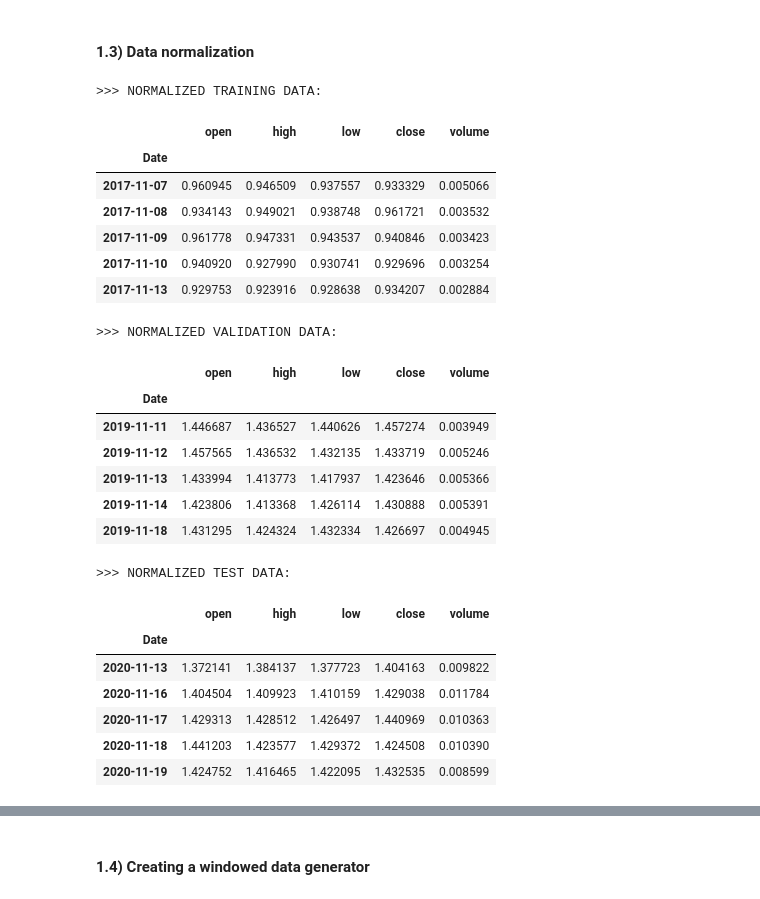
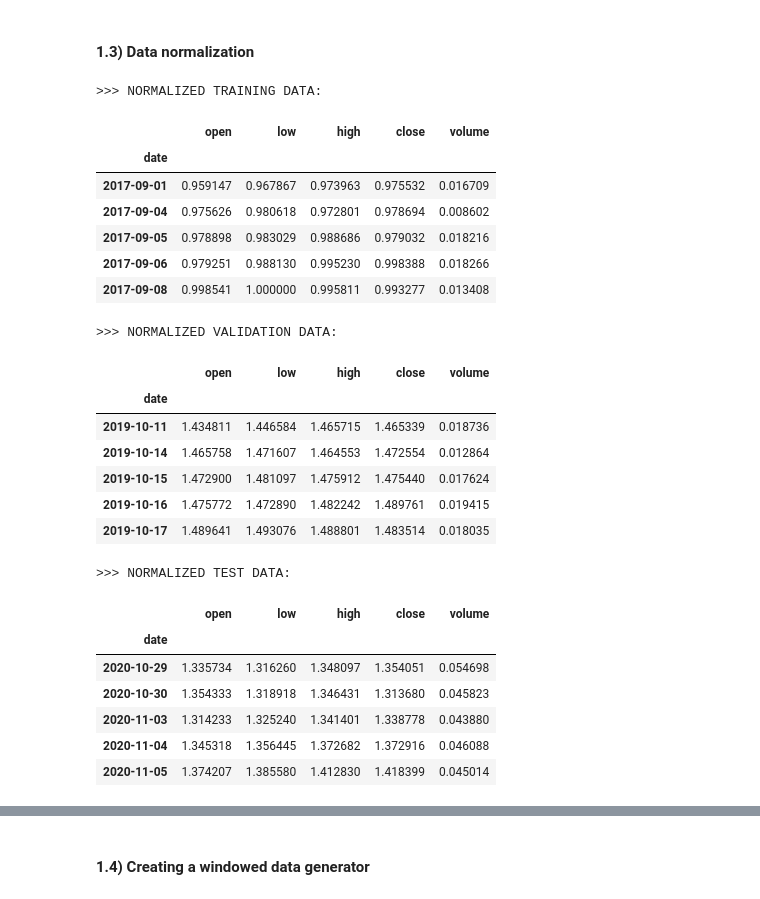
Before and after one commit to Talendar/stocks_prices_prediction, a Jupyter notebook: stocks_prediction.ipynb, the cells around one changed output, grey strips where cells are left out. Saved outputs shown, nothing was run; the diff lists cells and outputs as text; code cells hidden in the pictures.

```diff
--- a/stocks_prediction.ipynb
+++ b/stocks_prediction.ipynb
@@ -21,10 +23,10 @@ import investpy
 # %%
-NUM_SESSIONS = 10  # number of previous trading sessions the model will analyse in order to make a prediction
-NORMALIZE_LABELS = False
+NUM_SESSIONS = 20  # number of previous trading sessions the model will analyse in order to make a prediction
+NORMALIZE_LABELS = True
 
 TRAIN_PC, VAL_PC, TEST_PC = 0.85, 0.1, 0.05
 assert (TRAIN_PC + VAL_PC + TEST_PC) == 1
 
 LABELS_NAMES = [    # values that the model will try to predict
-    "close",
+    "open", "low", "high",
 ]
@@ -94,26 +132,36 @@ def eval(model, dataset, denorm_labels, title, plot_samples=30):
 # %% [markdown]
 #### **1.1) Retrieving**
 # %%
-data = investpy.get_index_historical_data(index='Bovespa',
+"""data = investpy.get_index_historical_data(index='IBOVESPA',
                                           country='Brazil',
-                                          from_date='01/01/2000',
+                                          from_date='01/01/1990',
                                           to_date='03/12/2020')
 
 data.drop("Currency", axis=1, inplace=True)
-data.columns = data.columns.str.lower()
+data.columns = data.columns.str.lower()"""
 
-print("   [TIME INTERVAL] from %s to %s" % (data.index[0], data.index[1]))
+
+data = Ticker("^BVSP").history(start="2000-01-01",
+                               #end="2020-12-04",
+                               interval="1d")
+
+data.drop("adjclose", axis=1, inplace=True)
+data.reset_index("symbol", inplace=True, drop=True)
+
+print("   [TIME INTERVAL] from %s to %s" % (data.index[0], data.index[-1]))
 print("[TRADING SESSIONS] %d\n" % len(data))
 
 print(">>> DATA:")
-display(data.tail())
+display(data)
 
 print("\n\n>>> STATS:")
 display(data.describe())
 
 print("\n\n")
 ax = data["close"].plot(figsize=(10,7), color="green")
-ax.set_title("Evolution of the closing prices\n", fontsize=22);
-ax.set_ylabel("Closing prices", fontsize="15");
-ax.set_xlabel("Date", fontsize="15");
+ax.set_title("Evolution of the closing prices\n", fontsize=20, color="#ffffff");
+ax.set_ylabel("Closing prices", fontsize="15", color="#ffffff");
+ax.set_xlabel("Date", fontsize="15", color="#ffffff");
+
+Javascript("google.colab.output.setIframeHeight('500px');")
 # %% [output]
@@ -190,53 +246,55 @@ def min_max_norm(data, dmin=None, dmax=None):
     if dmax is None:
         dmax = data.max(axis=0)
 
     return (data - dmin) / (dmax - dmin), dmin, dmax
 
 
 def denormalize(data, dmin, dmax):
     return (data * (dmax - dmin)) + dmin
 
 
 norm_train_data, norm_f_min, norm_f_max = min_max_norm(train_data)
 norm_val_data = min_max_norm(val_data, norm_f_min, norm_f_max)[0]
 norm_test_data = min_max_norm(test_data, norm_f_min, norm_f_max)[0]
 
 norm_train_labels = norm_val_labels = norm_test_labels = None
 if NORMALIZE_LABELS:
     norm_train_labels, norm_l_min, norm_l_max = min_max_norm(train_labels)
     norm_val_labels = min_max_norm(val_labels, norm_l_min, norm_l_max)[0]
     norm_test_labels = min_max_norm(test_labels, norm_l_min, norm_l_max)[0]
 
 print(">>> NORMALIZED TRAINING DATA:")
 display(norm_train_data.tail())
 
 print("\n\n>>> NORMALIZED VALIDATION DATA:")
 display(norm_val_data.tail())
 
 print("\n\n>>> NORMALIZED TEST DATA:")
 display(norm_test_data.tail())
+
+Javascript("google.colab.output.setIframeHeight('300px');")
 # %% [output]
 >>> NORMALIZED TRAINING DATA:
-|  | open | high | low | close | volume |
-| Date |  |  |  |  |  |
-| 2017-11-07 | 0.960945 | 0.946509 | 0.937557 | 0.933329 | 0.005066 |
-| 2017-11-08 | 0.934143 | 0.949021 | 0.938748 | 0.961721 | 0.003532 |
-| 2017-11-09 | 0.961778 | 0.947331 | 0.943537 | 0.940846 | 0.003423 |
-| 2017-11-10 | 0.940920 | 0.927990 | 0.930741 | 0.929696 | 0.003254 |
-| 2017-11-13 | 0.929753 | 0.923916 | 0.928638 | 0.934207 | 0.002884 |
+|  | open | low | high | close | volume |
+| date |  |  |  |  |  |
+| 2017-09-01 | 0.959147 | 0.967867 | 0.973963 | 0.975532 | 0.016709 |
+| 2017-09-04 | 0.975626 | 0.980618 | 0.972801 | 0.978694 | 0.008602 |
+| 2017-09-05 | 0.978898 | 0.983029 | 0.988686 | 0.979032 | 0.018216 |
+| 2017-09-06 | 0.979251 | 0.988130 | 0.995230 | 0.998388 | 0.018266 |
+| 2017-09-08 | 0.998541 | 1.000000 | 0.995811 | 0.993277 | 0.013408 |
 >>> NORMALIZED VALIDATION DATA:
-|  | open | high | low | close | volume |
-| Date |  |  |  |  |  |
-| 2019-11-11 | 1.446687 | 1.436527 | 1.440626 | 1.457274 | 0.003949 |
-| 2019-11-12 | 1.457565 | 1.436532 | 1.432135 | 1.433719 | 0.005246 |
-| 2019-11-13 | 1.433994 | 1.413773 | 1.417937 | 1.423646 | 0.005366 |
-| 2019-11-14 | 1.423806 | 1.413368 | 1.426114 | 1.430888 | 0.005391 |
-| 2019-11-18 | 1.431295 | 1.424324 | 1.432334 | 1.426697 | 0.004945 |
+|  | open | low | high | close | volume |
+| date |  |  |  |  |  |
+| 2019-10-11 | 1.434811 | 1.446584 | 1.465715 | 1.465339 | 0.018736 |
+| 2019-10-14 | 1.465758 | 1.471607 | 1.464553 | 1.472554 | 0.012864 |
+| 2019-10-15 | 1.472900 | 1.481097 | 1.475912 | 1.475440 | 0.017624 |
+| 2019-10-16 | 1.475772 | 1.472890 | 1.482242 | 1.489761 | 0.019415 |
+| 2019-10-17 | 1.489641 | 1.493076 | 1.488801 | 1.483514 | 0.018035 |
 >>> NORMALIZED TEST DATA:
-|  | open | high | low | close | volume |
-| Date |  |  |  |  |  |
-| 2020-11-13 | 1.372141 | 1.384137 | 1.377723 | 1.404163 | 0.009822 |
-| 2020-11-16 | 1.404504 | 1.409923 | 1.410159 | 1.429038 | 0.011784 |
-| 2020-11-17 | 1.429313 | 1.428512 | 1.426497 | 1.440969 | 0.010363 |
-| 2020-11-18 | 1.441203 | 1.423577 | 1.429372 | 1.424508 | 0.010390 |
-| 2020-11-19 | 1.424752 | 1.416465 | 1.422095 | 1.432535 | 0.008599 |
+|  | open | low | high | close | volume |
+| date |  |  |  |  |  |
+| 2020-10-29 | 1.335734 | 1.316260 | 1.348097 | 1.354051 | 0.054698 |
+| 2020-10-30 | 1.354333 | 1.318918 | 1.346431 | 1.313680 | 0.045823 |
+| 2020-11-03 | 1.314233 | 1.325240 | 1.341401 | 1.338778 | 0.043880 |
+| 2020-11-04 | 1.345318 | 1.356445 | 1.372682 | 1.372916 | 0.046088 |
+| 2020-11-05 | 1.374207 | 1.385580 | 1.412830 | 1.418399 | 0.045014 |
```
Also changed, not shown: parts of 20 cells of this notebook.
